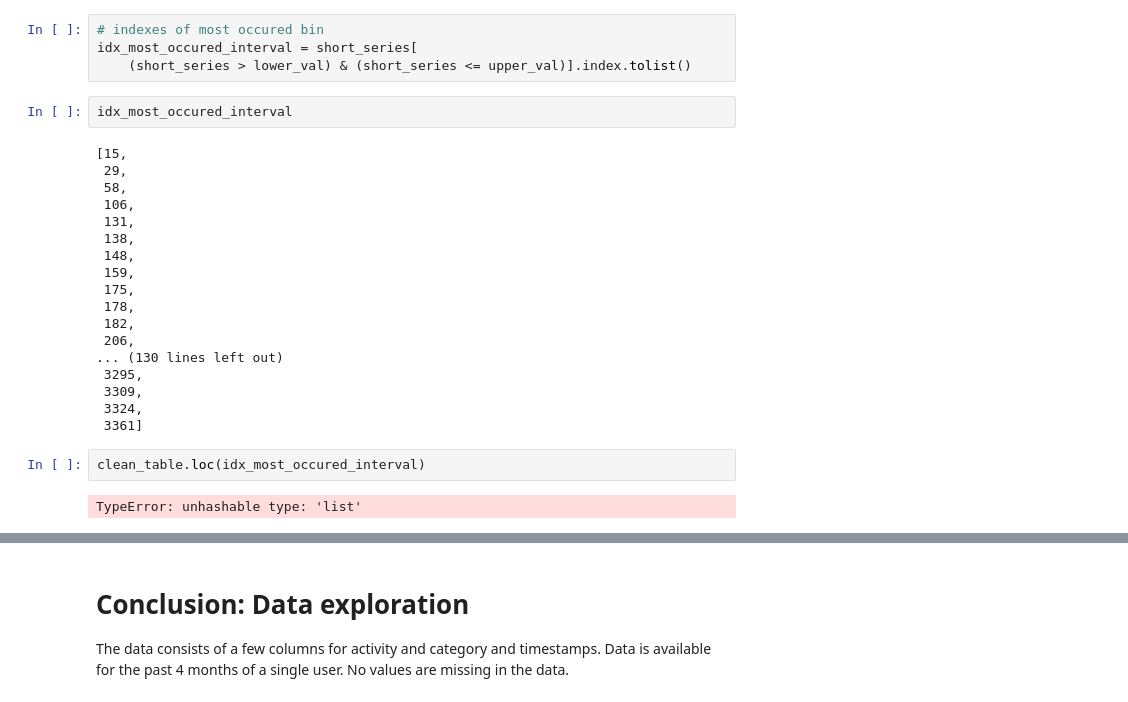
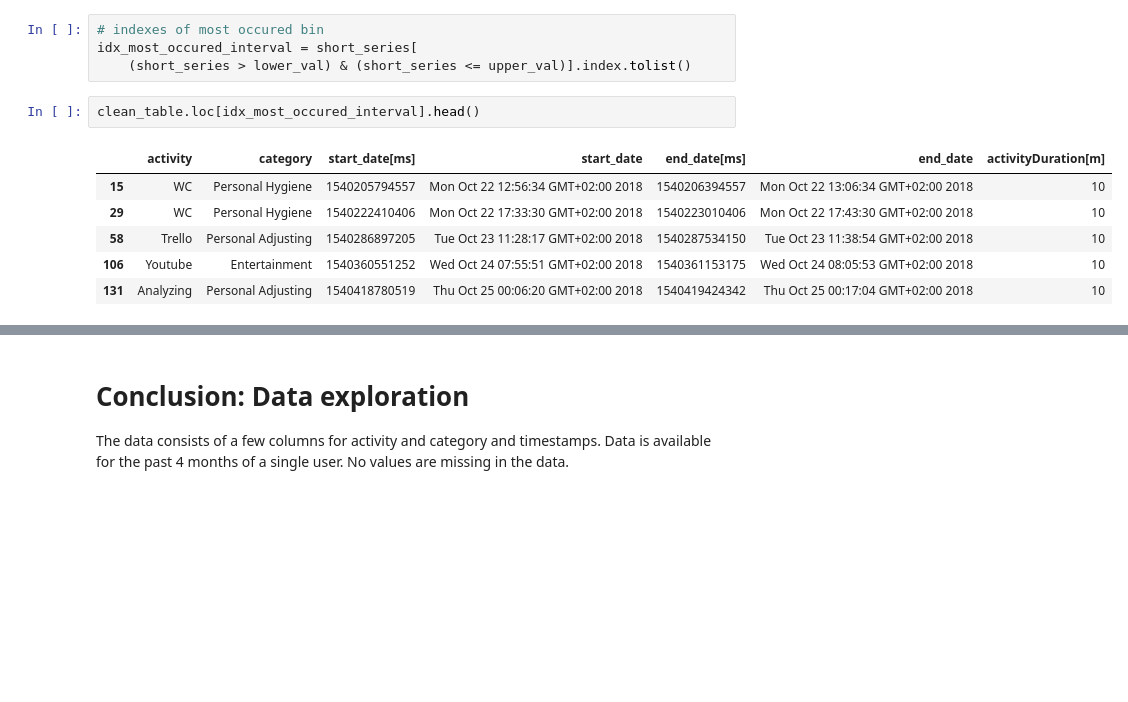
Before and after one commit to FollowJack/machine-learning-masterclass, a Jupyter notebook: project_10_activity_analysis/01_data_exploration.ipynb, the cells around one changed output, grey strips where cells are left out. Saved outputs shown, nothing was run; the diff lists cells and outputs as text; blank space fills up the shorter version.

```diff
--- a/project_10_activity_analysis/01_data_exploration.ipynb
+++ b/project_10_activity_analysis/01_data_exploration.ipynb
@@ -289,27 +289,12 @@ TOP 5 for minutes of activity (minutes | occurence of activity)
 # indexes of most occured bin
 idx_most_occured_interval = short_series[
     (short_series > lower_val) & (short_series <= upper_val)].index.tolist()
-# %%
-idx_most_occured_interval
-# %% [output]
-[15,
- 29,
- 58,
- 106,
- 131,
- 138,
- 148,
- 159,
- 175,
- 178,
- 182,
- 206,
-... (130 lines left out)
- 3295,
- 3309,
- 3324,
- 3361]
 # %%
-clean_table.loc(idx_most_occured_interval)
+clean_table.loc[idx_most_occured_interval].head()
 # %% [output]
-TypeError: unhashable type: 'list'
+|  | activity | category | start_date[ms] | start_date | end_date[ms] | end_date | activityDuration[m] |
+| 15 | WC | Personal Hygiene | 1540205794557 | Mon Oct 22 12:56:34 GMT+02:00 2018 | 1540206394557 | Mon Oct 22 13:06:34 GMT+02:00 2018 | 10 |
+| 29 | WC | Personal Hygiene | 1540222410406 | Mon Oct 22 17:33:30 GMT+02:00 2018 | 1540223010406 | Mon Oct 22 17:43:30 GMT+02:00 2018 | 10 |
+| 58 | Trello | Personal Adjusting | 1540286897205 | Tue Oct 23 11:28:17 GMT+02:00 2018 | 1540287534150 | Tue Oct 23 11:38:54 GMT+02:00 2018 | 10 |
+| 106 | Youtube | Entertainment | 1540360551252 | Wed Oct 24 07:55:51 GMT+02:00 2018 | 1540361153175 | Wed Oct 24 08:05:53 GMT+02:00 2018 | 10 |
+| 131 | Analyzing | Personal Adjusting | 1540418780519 | Thu Oct 25 00:06:20 GMT+02:00 2018 | 1540419424342 | Thu Oct 25 00:17:04 GMT+02:00 2018 | 10 |
```
Also changed, not shown: parts of 4 cells of this notebook, 1 other file.
